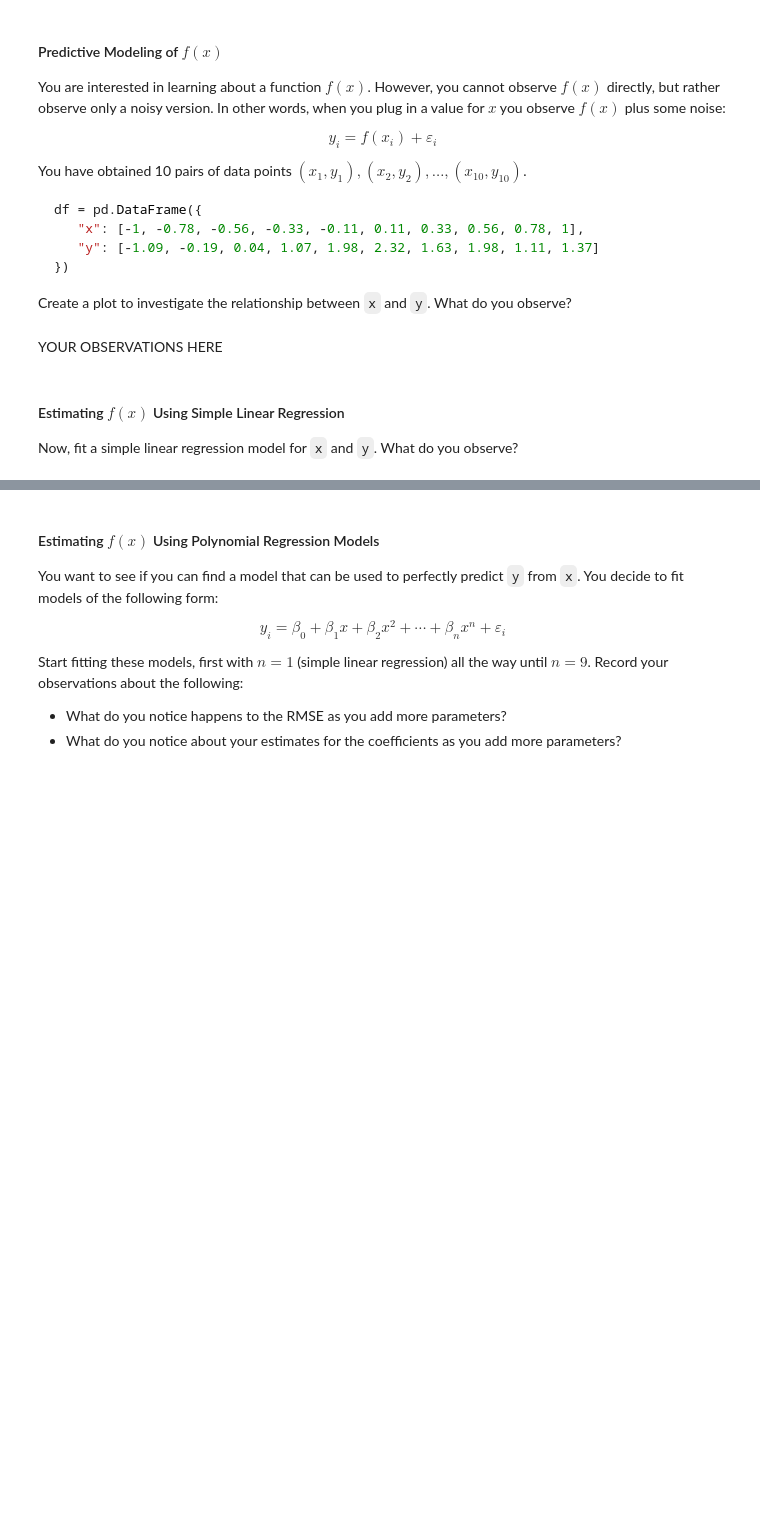
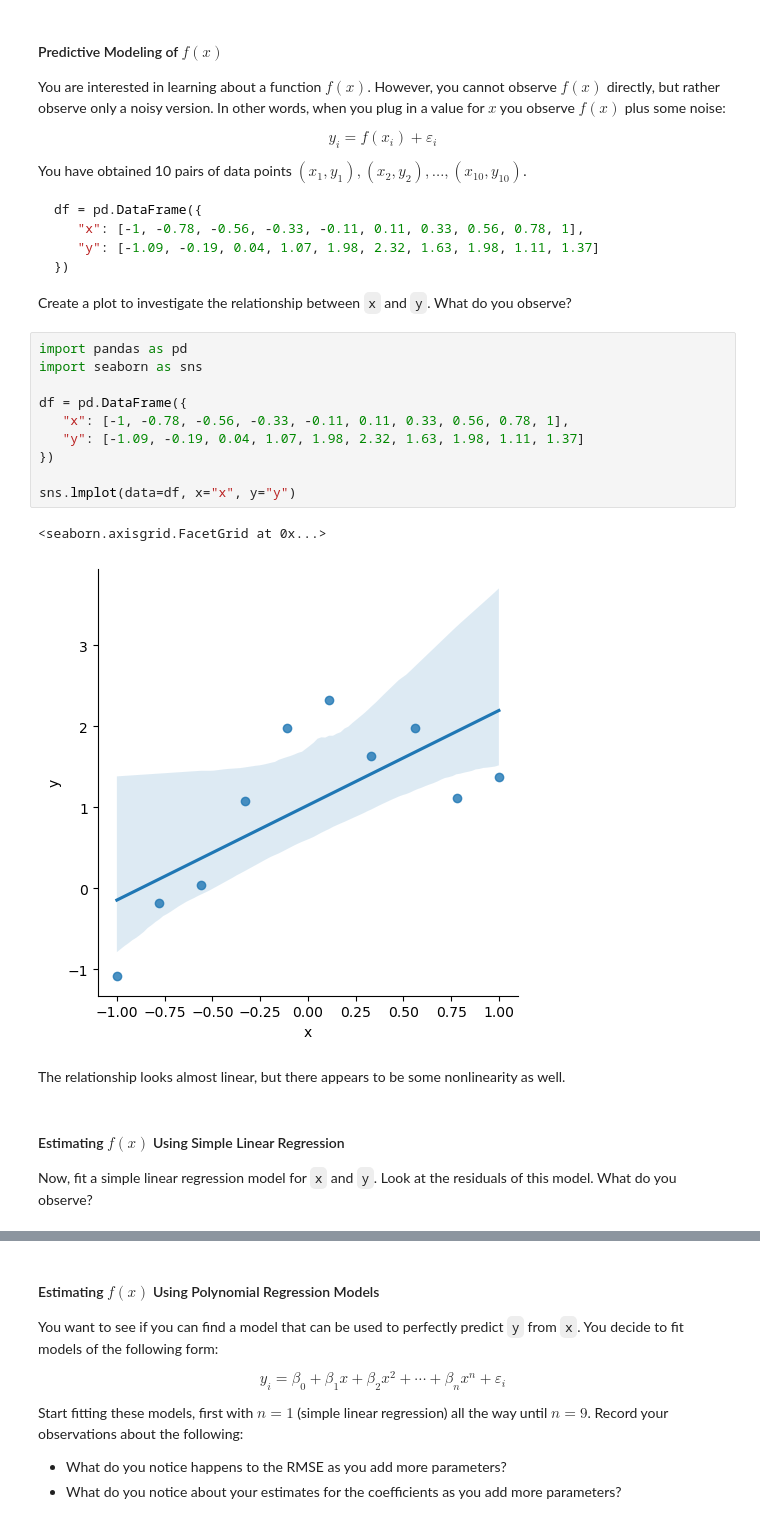
Before and after one commit to darthur2/tstat280, a Jupyter notebook: 08_LASSO/08_lasso_activity.ipynb, the cells around one changed output, grey strips where cells are left out. Saved outputs shown, nothing was run; the diff lists cells and outputs as text; blank space fills up the shorter version.

````diff
--- a/08_LASSO/08_lasso_activity.ipynb
+++ b/08_LASSO/08_lasso_activity.ipynb
@@ -17,10 +17,23 @@ df = pd.DataFrame({
 ```
 
 Create a plot to investigate the relationship between `x` and `y`. What do you observe?
+# %%
+import pandas as pd
+import seaborn as sns
+
+df = pd.DataFrame({
+   "x": [-1, -0.78, -0.56, -0.33, -0.11, 0.11, 0.33, 0.56, 0.78, 1],
+   "y": [-1.09, -0.19, 0.04, 1.07, 1.98, 2.32, 1.63, 1.98, 1.11, 1.37]
+})
+
+sns.lmplot(data=df, x="x", y="y")
+# %% [output]
+<seaborn.axisgrid.FacetGrid at 0x...>
+[figure, added]
 # %% [markdown]
-YOUR OBSERVATIONS HERE
+The relationship looks almost linear, but there appears to be some nonlinearity as well.
 # %% [markdown]
 #### Estimating $f(x)$ Using Simple Linear Regression
 
-Now, fit a simple linear regression model for `x` and `y`. What do you observe?
+Now, fit a simple linear regression model for `x` and `y`. Look at the residuals of this model. What do you observe?
 # %%
````
Also changed, not shown: parts of 8 cells of this notebook.
